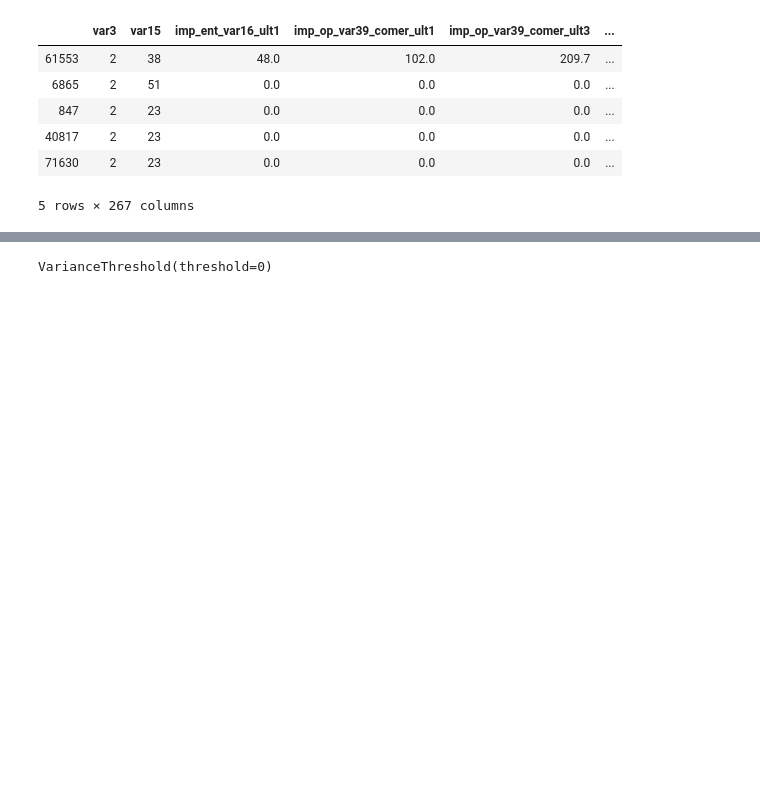
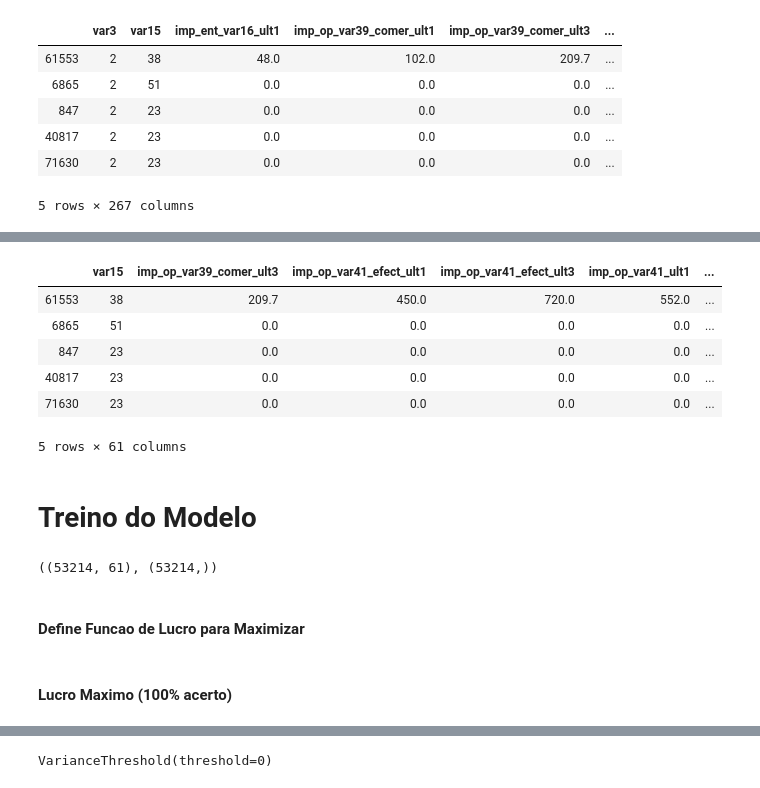
Before and after one commit to brunaolivc/DATA_MASTER, a Jupyter notebook: DM_prep.ipynb, the cells around one changed output, grey strips where cells are left out. Saved outputs shown, nothing was run; the diff lists cells and outputs as text; code cells hidden in the pictures; blank space fills up the shorter version.

```diff
--- a/DM_prep.ipynb
+++ b/DM_prep.ipynb
@@ -568,0 +513,27 @@ KeyError: 0
+# %%
+to_drop_4 = []
+to_drop_4 = feature_scores.loc[lambda x: x <= feature_scores.get(key='random_var')].index[1:]
+# %%
+features_4 = features_3.drop(to_drop_4, axis=1)
+features_4.head()
+# %% [output]
+|  | var15 | imp_op_var39_comer_ult3 | imp_op_var41_efect_ult1 | imp_op_var41_efect_ult3 | imp_op_var41_ult1 | ... |
+| 61553 | 38 | 209.7 | 450.0 | 720.0 | 552.0 | ... |
+| 6865 | 51 | 0.0 | 0.0 | 0.0 | 0.0 | ... |
+| 847 | 23 | 0.0 | 0.0 | 0.0 | 0.0 | ... |
+| 40817 | 23 | 0.0 | 0.0 | 0.0 | 0.0 | ... |
+| 71630 | 23 | 0.0 | 0.0 | 0.0 | 0.0 | ... |
+5 rows × 61 columns
+# %% [markdown]
+# Treino do Modelo
+# %%
+#Separa X e Y de treino
+x_train = []
+y_train = []
+x_train = train_set[features_4.columns]
+y_train = train_set['TARGET']
+x_train.shape, y_train.shape
+# %% [output]
+((53214, 61), (53214,))
+# %% [markdown]
+#### Define Funcao de Lucro para Maximizar
@@ -568,0 +554,2 @@ KeyError: 0
+# %% [markdown]
+#### Lucro Maximo (100% acerto)
```
Also changed, not shown: parts of 62 cells of this notebook, 2 other files.
